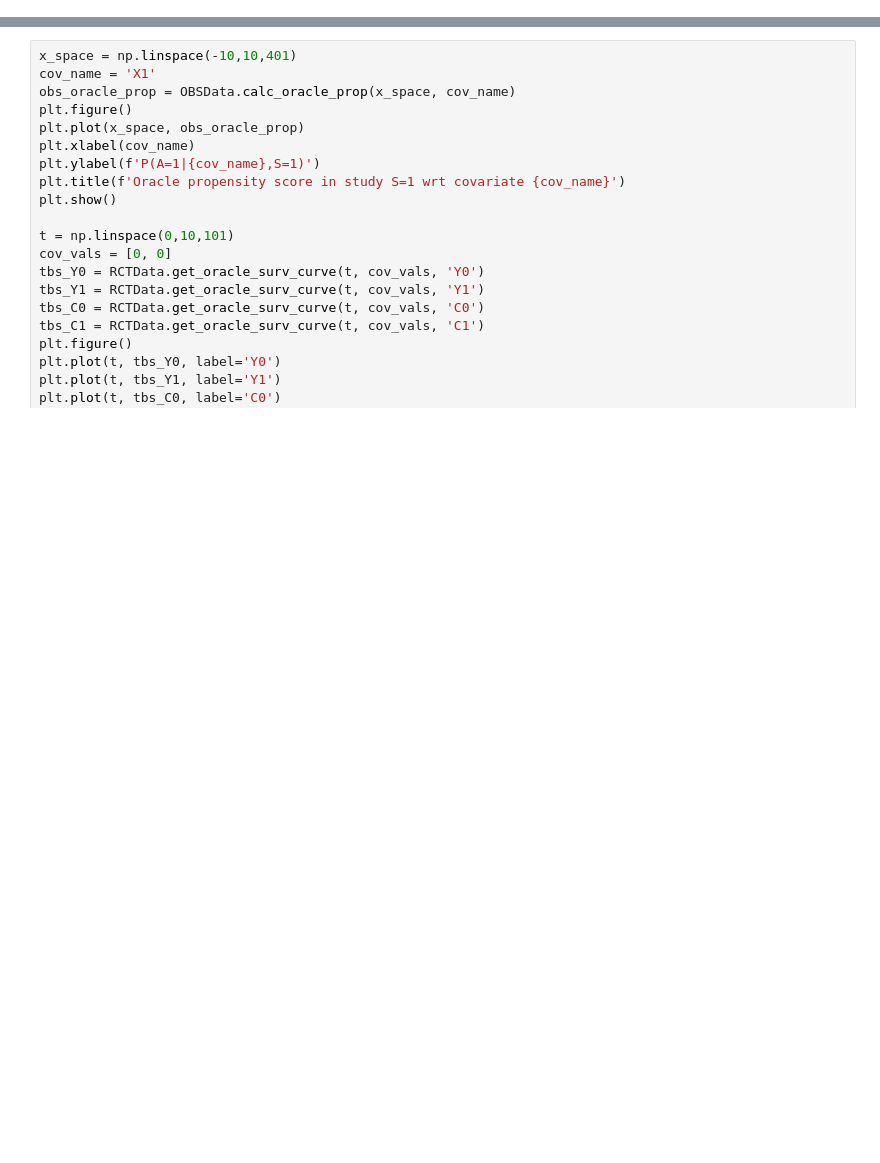
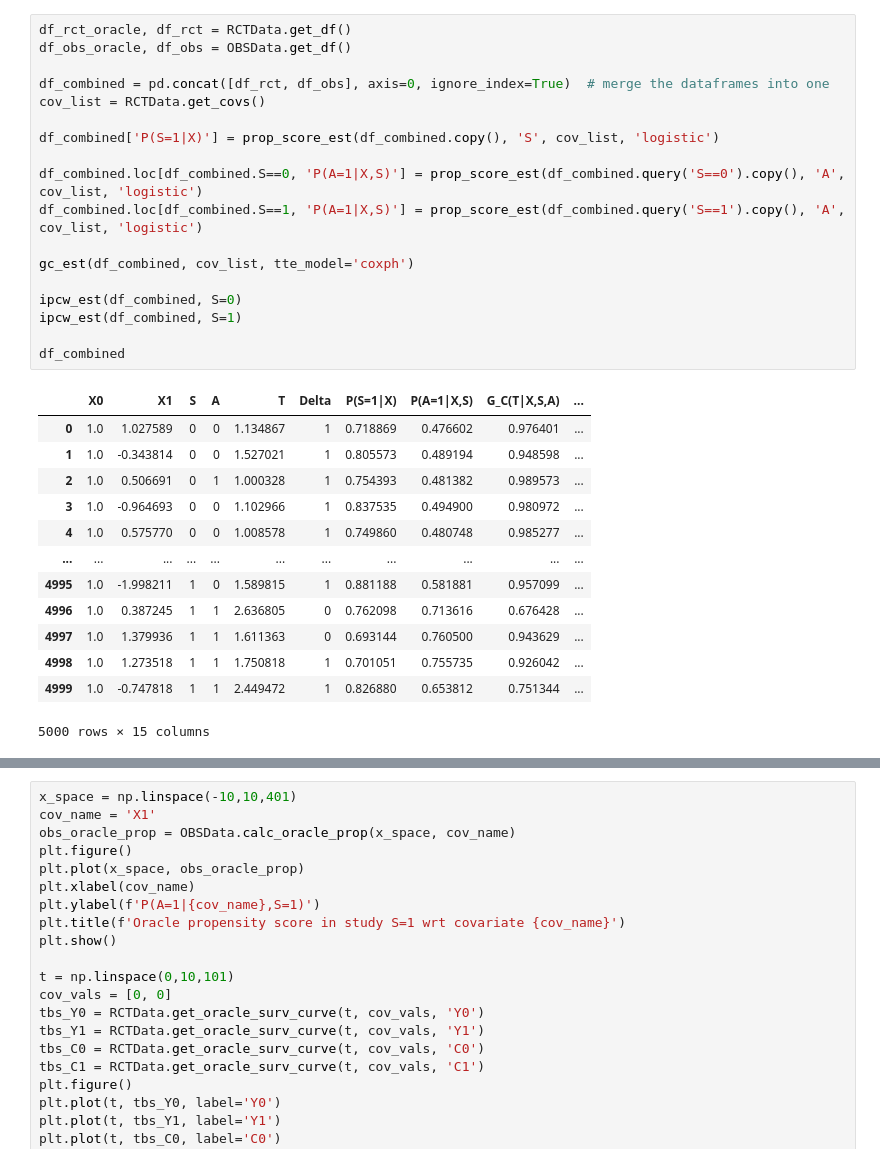
Before and after one commit to demireal/censored-mmr, a Jupyter notebook: main.ipynb, the cells around one changed output, grey strips where cells are left out. Saved outputs shown, nothing was run; the diff lists cells and outputs as text; blank space fills up the shorter version.

```diff
--- a/main.ipynb
+++ b/main.ipynb
@@ -51,0 +60,32 @@ OBSData.summary(plot=True)
+# %%
+df_rct_oracle, df_rct = RCTData.get_df()
+df_obs_oracle, df_obs = OBSData.get_df()
+
+df_combined = pd.concat([df_rct, df_obs], axis=0, ignore_index=True)  # merge the dataframes into one
+cov_list = RCTData.get_covs()
+
+df_combined['P(S=1|X)'] = prop_score_est(df_combined.copy(), 'S', cov_list, 'logistic')
+
+df_combined.loc[df_combined.S==0, 'P(A=1|X,S)'] = prop_score_est(df_combined.query('S==0').copy(), 'A', cov_list, 'logistic')
+df_combined.loc[df_combined.S==1, 'P(A=1|X,S)'] = prop_score_est(df_combined.query('S==1').copy(), 'A', cov_list, 'logistic')
+
+gc_est(df_combined, cov_list, tte_model='coxph')
+
+ipcw_est(df_combined, S=0)
+ipcw_est(df_combined, S=1)
+
+df_combined
+# %% [output]
+|  | X0 | X1 | S | A | T | Delta | P(S=1|X) | P(A=1|X,S) | G_C(T|X,S,A) | ... |
+| 0 | 1.0 | 1.027589 | 0 | 0 | 1.134867 | 1 | 0.718869 | 0.476602 | 0.976401 | ... |
+| 1 | 1.0 | -0.343814 | 0 | 0 | 1.527021 | 1 | 0.805573 | 0.489194 | 0.948598 | ... |
+| 2 | 1.0 | 0.506691 | 0 | 1 | 1.000328 | 1 | 0.754393 | 0.481382 | 0.989573 | ... |
+| 3 | 1.0 | -0.964693 | 0 | 0 | 1.102966 | 1 | 0.837535 | 0.494900 | 0.980972 | ... |
+| 4 | 1.0 | 0.575770 | 0 | 0 | 1.008578 | 1 | 0.749860 | 0.480748 | 0.985277 | ... |
+| ... | ... | ... | ... | ... | ... | ... | ... | ... | ... | ... |
+| 4995 | 1.0 | -1.998211 | 1 | 0 | 1.589815 | 1 | 0.881188 | 0.581881 | 0.957099 | ... |
+| 4996 | 1.0 | 0.387245 | 1 | 1 | 2.636805 | 0 | 0.762098 | 0.713616 | 0.676428 | ... |
+| 4997 | 1.0 | 1.379936 | 1 | 1 | 1.611363 | 0 | 0.693144 | 0.760500 | 0.943629 | ... |
+| 4998 | 1.0 | 1.273518 | 1 | 1 | 1.750818 | 1 | 0.701051 | 0.755735 | 0.926042 | ... |
+| 4999 | 1.0 | -0.747818 | 1 | 1 | 2.449472 | 1 | 0.826880 | 0.653812 | 0.751344 | ... |
+5000 rows × 15 columns
```
Also changed, not shown: parts of 7 cells of this notebook, 13 other files.
